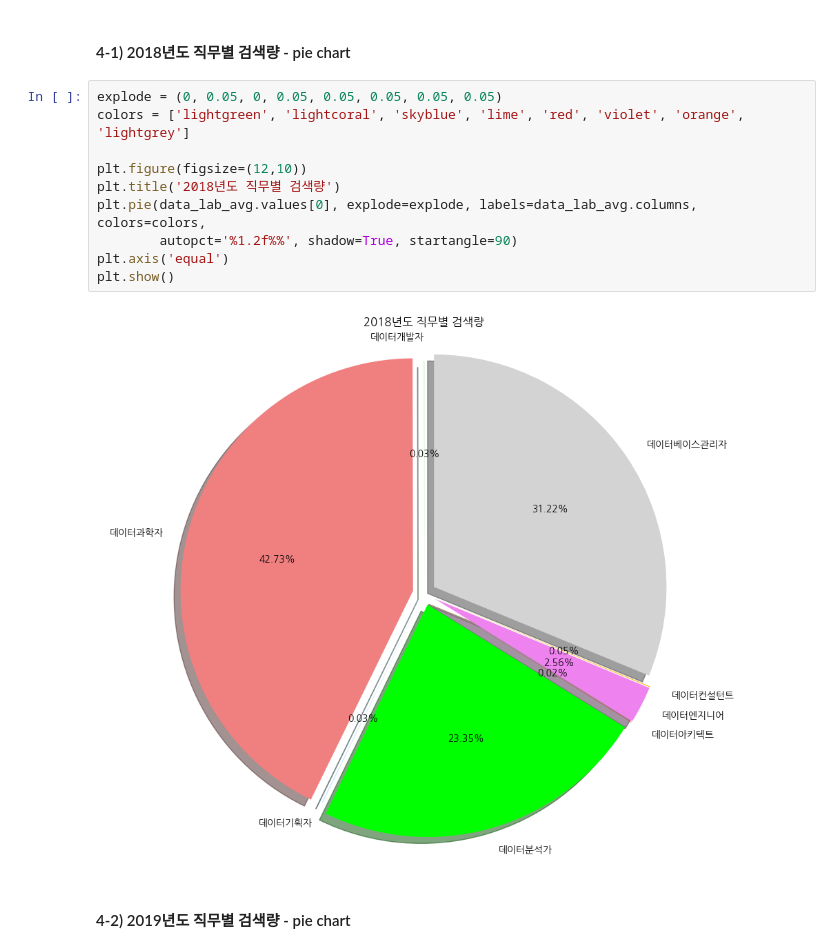
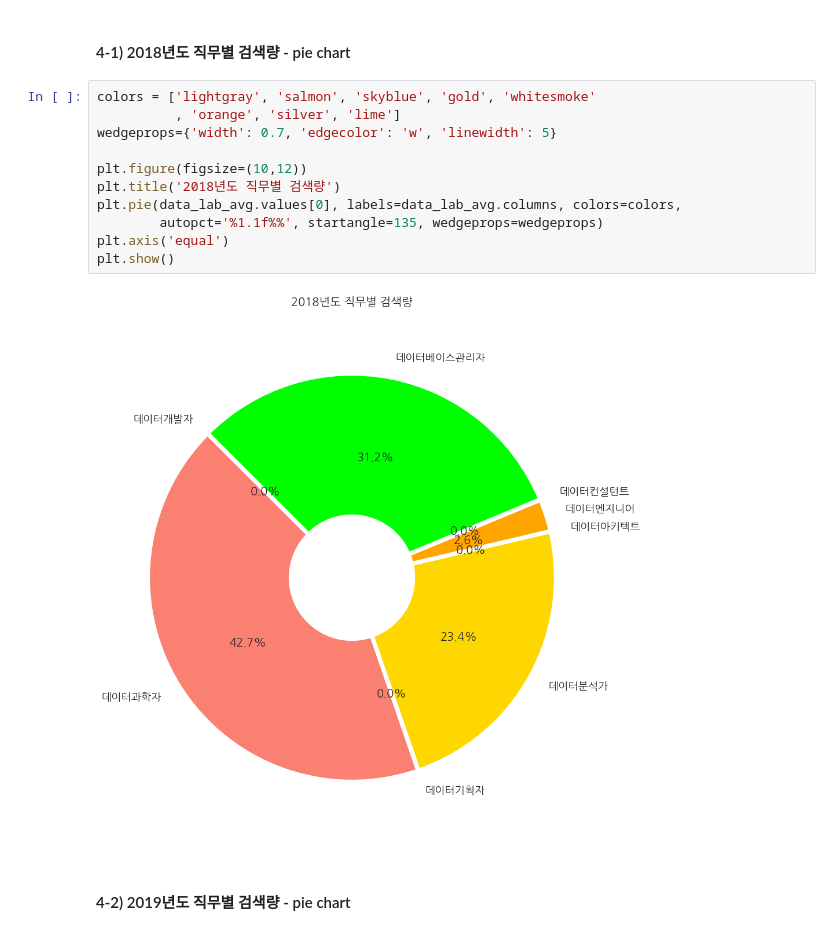
Before and after one commit to Minsoo0405/Visualize_Industrial_Trends, a Jupyter notebook: minsoo/code/labeling_visualization(job search volume).ipynb, the cells around one changed output. Cells and saved outputs as stored; diff of their text form.

Commit message:
update labeling_visualization file

```diff
--- a/minsoo/code/labeling_visualization(job search volume).ipynb
+++ b/minsoo/code/labeling_visualization(job search volume).ipynb
@@ -112,17 +112,18 @@ data_lab_avg
 # %% [markdown]
 #### 4-1) 2018년도 직무별 검색량 - pie chart
 # %%
-explode = (0, 0.05, 0, 0.05, 0.05, 0.05, 0.05, 0.05)
-colors = ['lightgreen', 'lightcoral', 'skyblue', 'lime', 'red', 'violet', 'orange', 'lightgrey']
+colors = ['lightgray', 'salmon', 'skyblue', 'gold', 'whitesmoke'
+          , 'orange', 'silver', 'lime']
+wedgeprops={'width': 0.7, 'edgecolor': 'w', 'linewidth': 5}
 
-plt.figure(figsize=(12,10))
+plt.figure(figsize=(10,12))
 plt.title('2018년도 직무별 검색량')
-plt.pie(data_lab_avg.values[0], explode=explode, labels=data_lab_avg.columns, colors=colors,
-        autopct='%1.2f%%', shadow=True, startangle=90)
+plt.pie(data_lab_avg.values[0], labels=data_lab_avg.columns, colors=colors,
+        autopct='%1.1f%%', startangle=135, wedgeprops=wedgeprops)
 plt.axis('equal')
 plt.show()
 # %% [output]
-[figure, old version]
+[figure, new version]
 # %% [markdown]
 #### 4-2) 2019년도 직무별 검색량 - pie chart
 # %%
```
Also changed, not shown: parts of 7 cells of this notebook.
